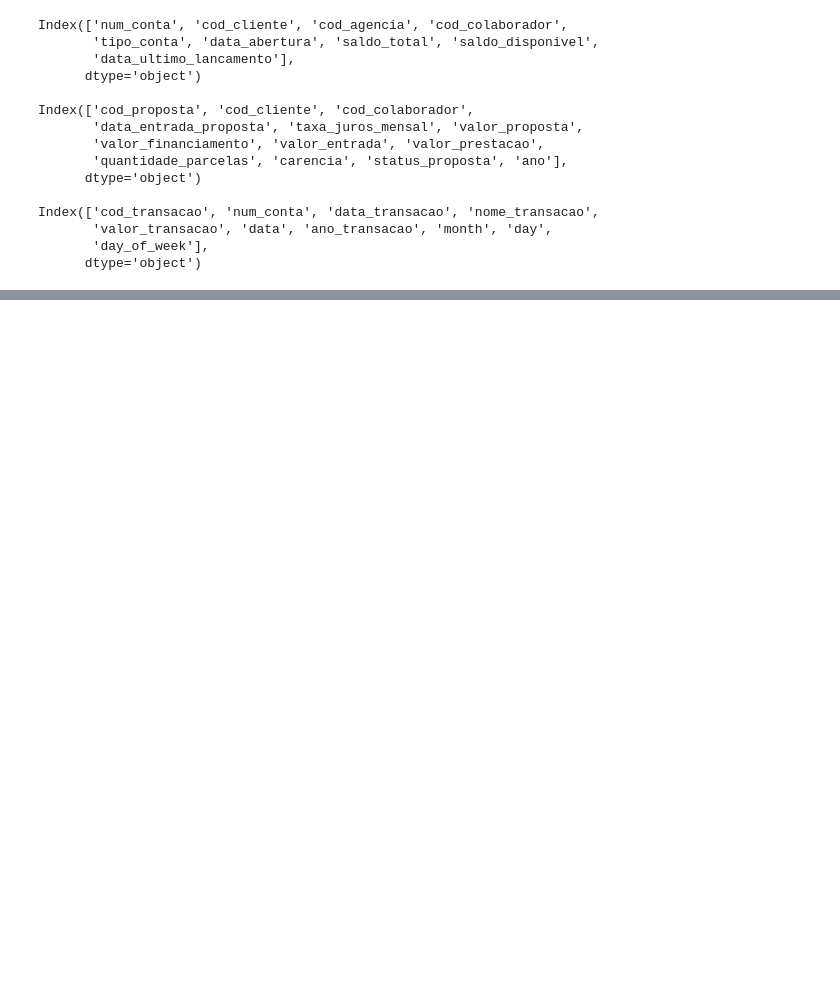
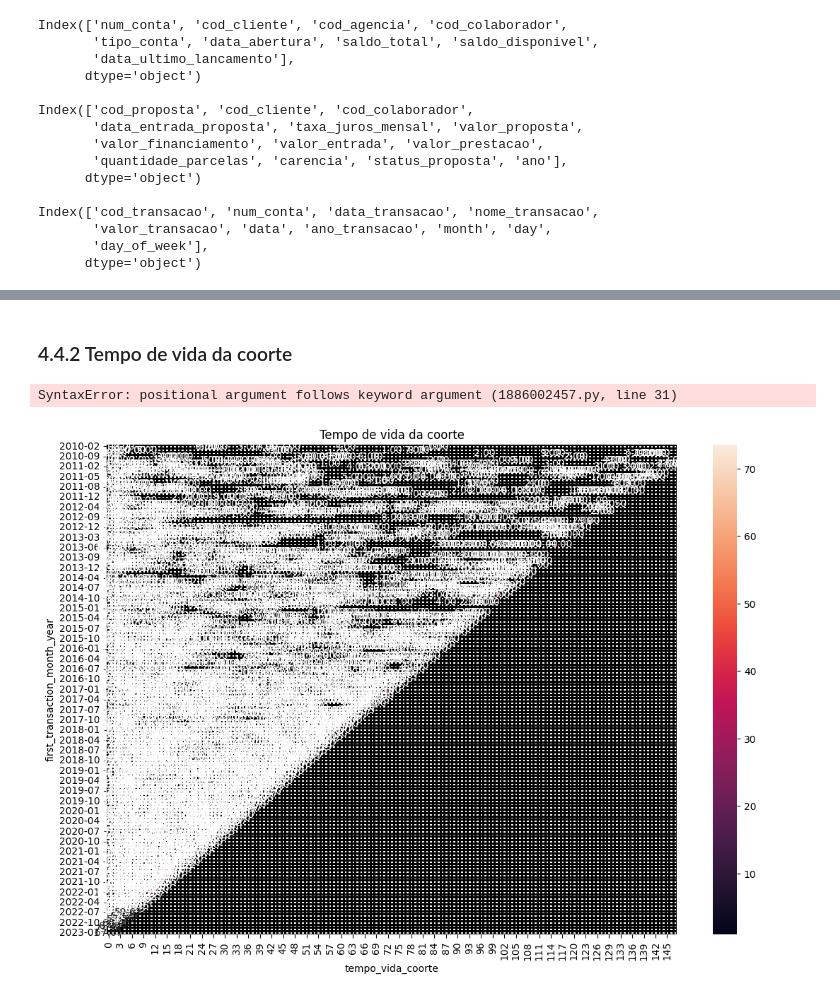
Before and after one commit to renanpan/Projeto_banco_KPI, a Jupyter notebook: lighthouse_DA_project.ipynb, the cells around one changed output, grey strips where cells are left out. Drawn from its saved outputs; the diff is of its cells as text; code cells hidden in the pictures; blank space fills up the shorter version.

```diff
--- a/lighthouse_DA_project.ipynb
+++ b/lighthouse_DA_project.ipynb
@@ -936,0 +973,56 @@ Conclusão
+# %% [markdown]
+### 4.4.2 Tempo de vida da coorte
+# %%
+#agrupar os dados das coortes
+transaction_grouped_by_cohort = transaction_date.groupby(['first_transaction_month_year','transaction_month_year']
+                                                         ).agg({'cod_transacao':'nunique','cod_cliente':'nunique'})
+
+#criar coluna de transação por cliente
+transaction_grouped_by_cohort['transacao_por_cliente'] = (
+    transaction_grouped_by_cohort['cod_transacao']/transaction_grouped_by_cohort['cod_cliente'])
+
+transaction_grouped_by_cohort = transaction_grouped_by_cohort.reset_index()
+
+#criar a coluna de tempo de vida da coorte
+
+transaction_grouped_by_cohort['tempo_vida_coorte'] = (
+    ((transaction_grouped_by_cohort['transaction_month_year'].astype('datetime64[M]')
+     - transaction_grouped_by_cohort['first_transaction_month_year'].astype('datetime64[M]')).dt.days)
+    / 30
+).astype('int')
+
+
+#transaction_grouped_by_cohort['tempo_vida_coorte'] = transaction_grouped_by_cohort['tempo_vida_coorte'].dt.to_period('M')
+
+#arredondar o resultado
+transaction_grouped_by_cohort['tempo_vida_coorte'] = (transaction_grouped_by_cohort['tempo_vida_coorte'].round().astype('int'))
+
+transaction_grouped_by_cohort.pivot_table(
+    index='first_transaction_month_year',
+    columns='tempo_vida_coorte',
+    values='transacao_por_cliente',
+    aggfunc='sum',
+    fill_value='',
+    head(20))
+# %% [output]
+SyntaxError: positional argument follows keyword argument (1886002457.py, line 31)
+# %%
+#converter o tipo de dados para numérico
+
+transaction_grouped_by_cohort['tempo_vida_coorte'] = transaction_grouped_by_cohort['tempo_vida_coorte'].astype(int)
+#fazer um mapa de calor do tempo de vida da coorte
+
+plt.figure(figsize=(13,9))
+plt.title('Tempo de vida da coorte')
+sns.heatmap(transaction_grouped_by_cohort.pivot_table(
+    index='first_transaction_month_year',
+    columns='tempo_vida_coorte',
+    values='transacao_por_cliente',
+    aggfunc='sum'),
+    annot=True,
+    fmt='.2f',
+    linewidths=1,
+    linecolor='black',)
+plt.show()
+# %% [output]
+[figure, added]
```
Also changed, not shown: parts of 30 cells of this notebook.
